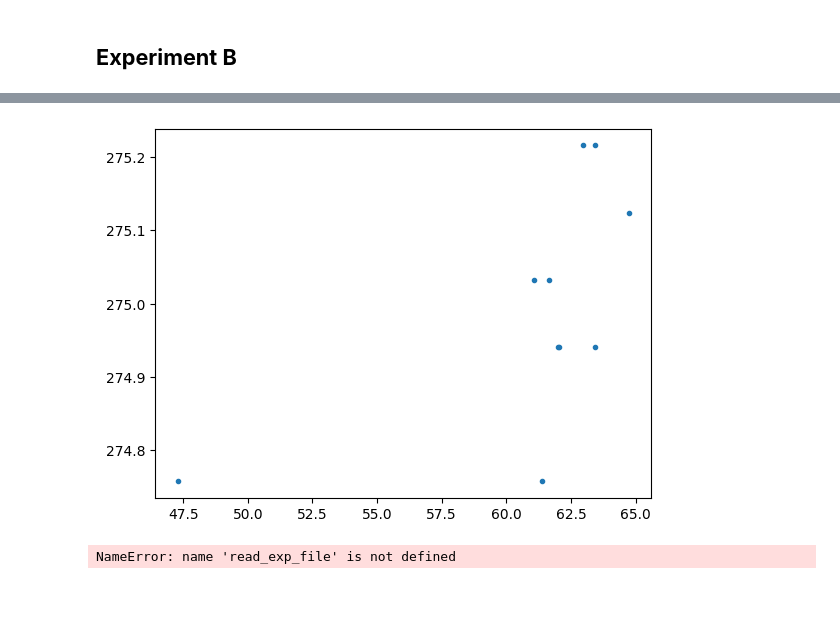
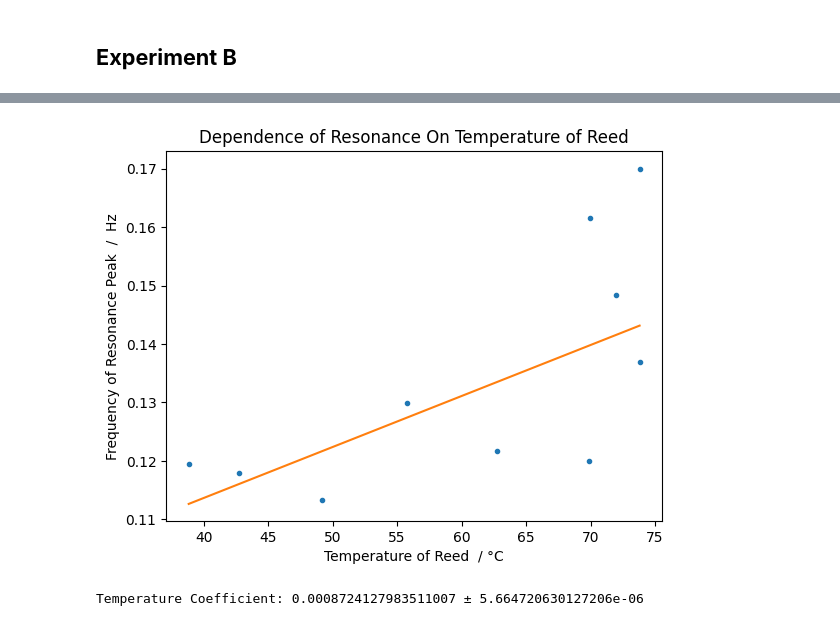
Before and after one commit to Just-Neptun/FP, a Jupyter notebook: F75 Computers and Data/Data_Analysis/analysis_B.ipynb, the cells around one changed output, grey strips where cells are left out. Cells and saved outputs as stored; diff of their text form; code cells hidden in the pictures; blank space fills up the shorter version.

```diff
--- a/F75 Computers and Data/Data_Analysis/analysis_B.ipynb
+++ b/F75 Computers and Data/Data_Analysis/analysis_B.ipynb
@@ -104,18 +100,0 @@ for i, loc in enumerate(locs):
-# %%
-plt.scatter(temps, freqs, marker=".")
-plt.show()
-# %% [output]
-[figure, removed]
-# %%
-current_temps = []
-target_voltage = []
-for loc in locs:
-    data, metadata = read_exp_file(loc)
-    current_temps.append(metadata["current_temp"])
-    target_voltage.append(calc_voltage_for_temp(metadata["target_temp"]))
-
-    calc_voltage_for_temp(metadata["target_temp"])
-
-plt.plot(target_voltage, current_temps, marker=".")
-# %% [output]
-NameError: name 'read_exp_file' is not defined
@@ -124 +101,21 @@ from Code.device_managers import illegal_calc_voltage_for_temp, calc_temp_for_vo
+# %%
+fig, ax = plt.subplots()
+ax.errorbar(expB_df["current_temp"], expB_df["f_0"], yerr=expB_df["f_0_err"], linestyle="", marker='.')
+
+params, pcov = curve_fit((lambda x, m, c: m * x + c), expB_df["current_temp"], expB_df["f_0"], sigma=expB_df["f_0_err"], absolute_sigma=True)
+params_err = np.sqrt(np.diag(pcov))
+
+xspace = np.linspace(np.min(expB_df["current_temp"]), np.max(expB_df["current_temp"]), 50)
+ax.plot(xspace, params[0] * xspace + params[1])
+
+ax.set_xlabel("Temperature of Reed  / °C")
+ax.set_ylabel("Frequency of Resonance Peak  /  Hz")
+ax.set_title("Dependence of Resonance On Temperature of Reed")
+
+plt.show()
+
+print(f"Temperature Coefficient: {params[0]} ± {params_err[0]}")
+# %% [output]
+[figure, added]
+Temperature Coefficient: 0.0008724127983511007 ± 5.664720630127206e-06
 # %%
```
Also changed, not shown: parts of 7 cells of this notebook.
